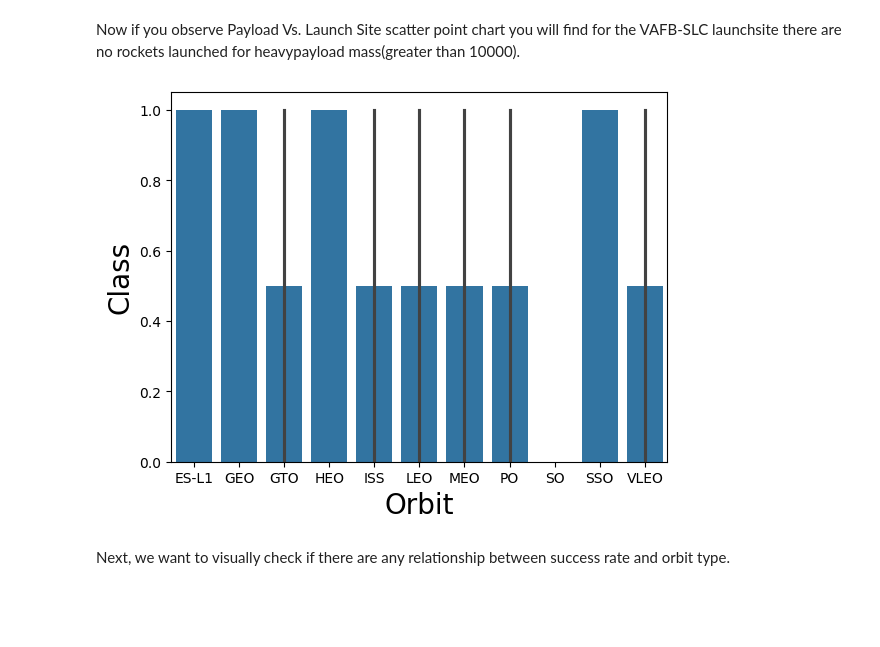
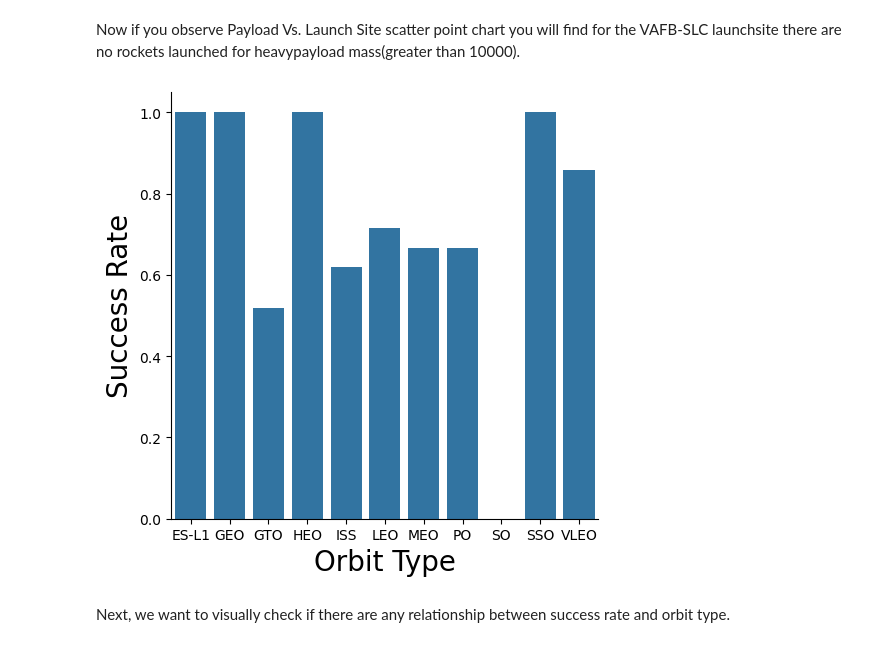
Before and after one commit to SatanistiVuohi/IBM-Data-Science-Capstone, a Jupyter notebook: 05_EDA_DataViz.ipynb, the cells around one changed output. Drawn from its saved outputs; the diff is of its cells as text; code cells hidden in the pictures; blank space fills up the shorter version.

```diff
--- a/05_EDA_DataViz.ipynb
+++ b/05_EDA_DataViz.ipynb
@@ -114,14 +114,12 @@ We also want to observe if there is any relationship between launch sites and th
 Now if you observe Payload Vs. Launch Site scatter point chart you will find for the VAFB-SLC  launchsite there are no  rockets  launched for  heavypayload mass(greater than 10000).
 # %%
 ### TASK  3: Visualize the relationship between success rate of each orbit type
-t = df.groupby(['Orbit', 'Class'])['Class'].agg(['mean']).reset_index()
-sns.barplot(y="Class", x="Orbit", data=t)
-
-plt.xlabel("Orbit",fontsize=20)
-plt.ylabel("Class",fontsize=20)
+sns.catplot(x= 'Orbit', y = 'Class', data = df.groupby('Orbit')['Class'].mean().reset_index(), kind = 'bar')
+plt.xlabel('Orbit Type',fontsize=20)
+plt.ylabel('Success Rate',fontsize=20)
 plt.show()
 # %% [output]
-[figure, old version]
+[figure, new version]
 # %% [markdown]
 Next, we want to visually check if there are any relationship between success rate and orbit type.
 # %% [markdown]
```
Also changed, not shown: parts of 20 cells of this notebook, 6 other files.
